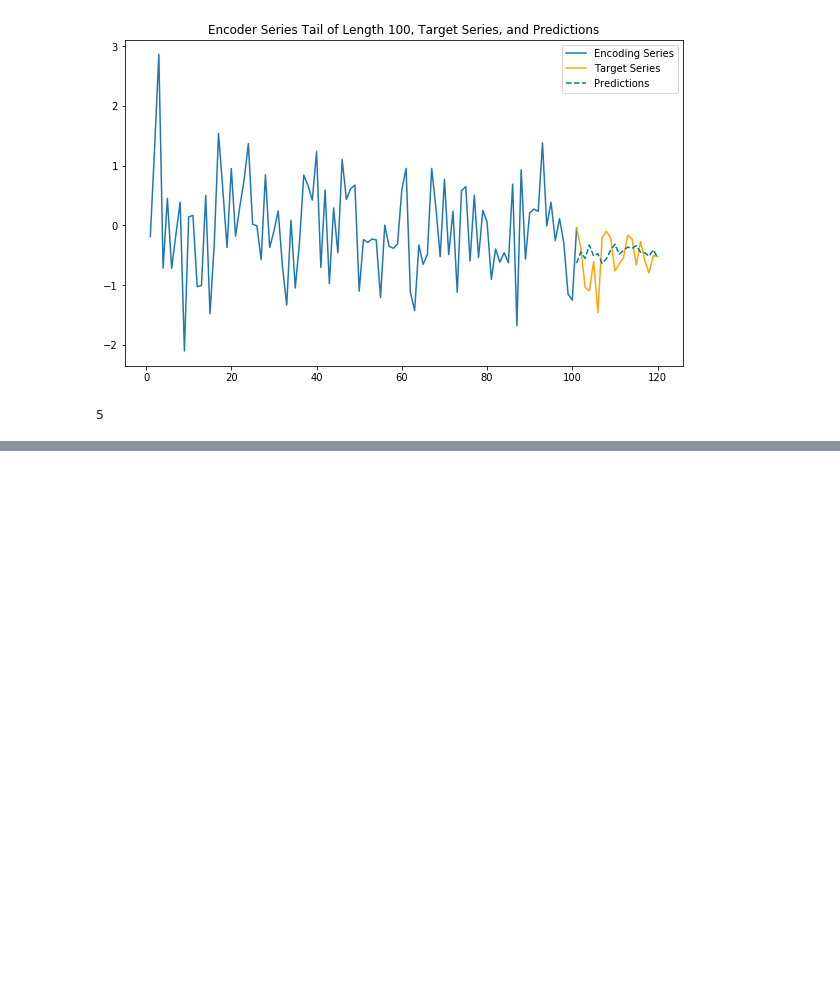
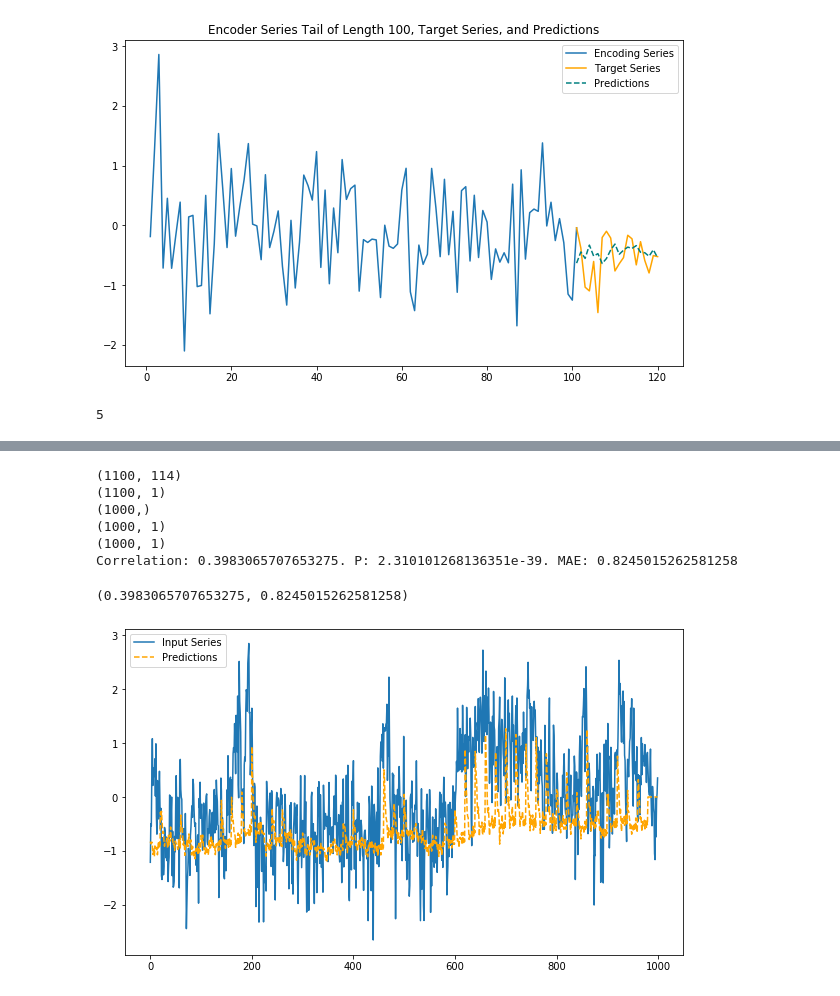
Before and after one commit to theodormarcu/brain2brain, a Jupyter notebook: experiments/notebooks/many_to_one/wavenet_m2o.ipynb, the cells around one changed output, grey strips where cells are left out. Saved outputs shown, nothing was run; the diff lists cells and outputs as text; code cells hidden in the pictures; blank space fills up the shorter version.

```diff
--- a/experiments/notebooks/many_to_one/wavenet_m2o.ipynb
+++ b/experiments/notebooks/many_to_one/wavenet_m2o.ipynb
@@ -530,0 +649,2 @@ Correlation: 0.46129168676141186. P: 9.724977238582886e-101. MAE: 0.652126124394
+# %%
+test_paths = utils.get_file_paths("/home/tmarcu/brain2brain/brain2brain/test_676_bin_norm_2.txt")
@@ -530,0 +669,18 @@ Correlation: 0.46129168676141186. P: 9.724977238582886e-101. MAE: 0.652126124394
+# %%
+test_data2 = np.load(test_paths[1])
+# %%
+get_corr_mae_conv(test_data2[:1100,:],
+                  lookback,
+                  pred_length, electrode_count=len(electrodes),
+                  electrodes=electrodes,
+                  target_electrode=target_electrode,
+                  model=model)
+# %% [output]
+(1100, 114)
+(1100, 1)
+(1000,)
+(1000, 1)
+(1000, 1)
+Correlation: 0.3983065707653275. P: 2.310101268136351e-39. MAE: 0.8245015262581258
+(0.3983065707653275, 0.8245015262581258)
+[figure, added]
```
Also changed, not shown: parts of 27 cells of this notebook, 17 other files.
